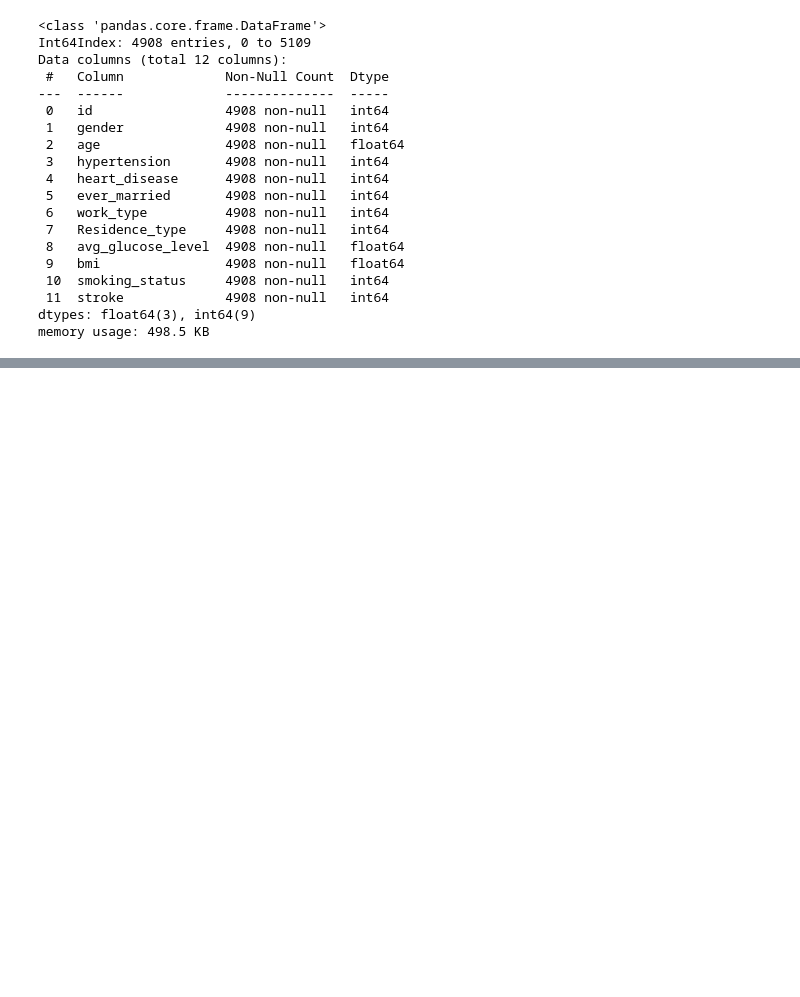
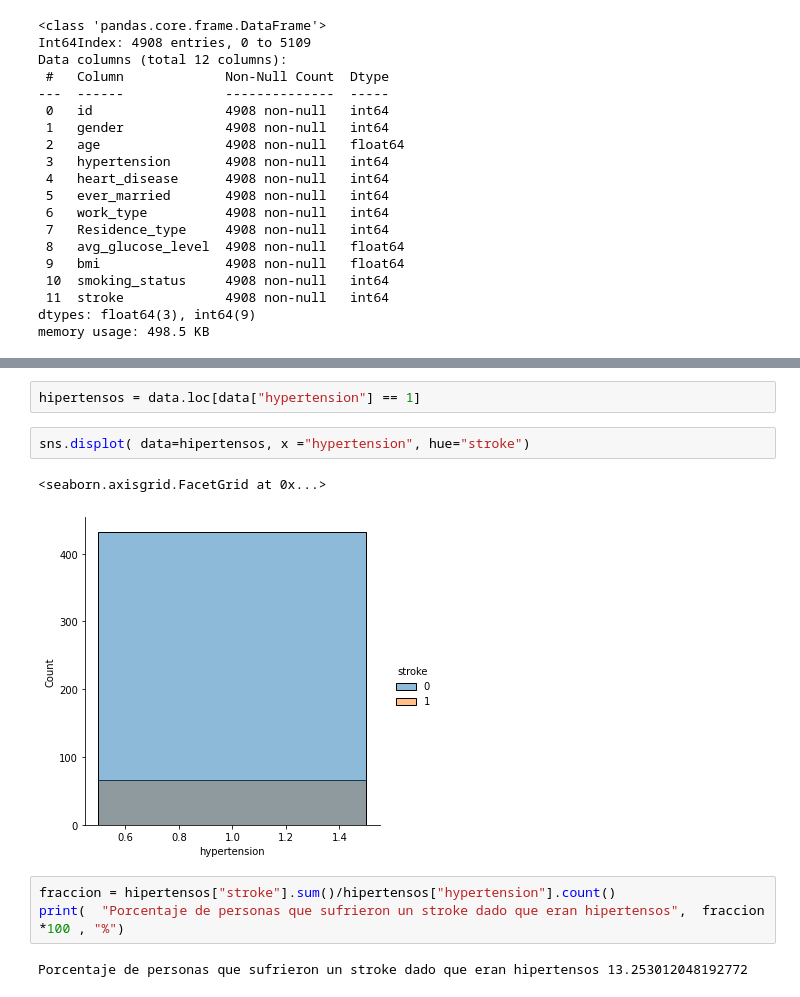
Before and after one commit to jbardalesr/macrodata-projects, a Jupyter notebook: Laboratorio2/Consultas.ipynb, the cells around one changed output, grey strips where cells are left out. Saved outputs shown, nothing was run; the diff lists cells and outputs as text; blank space fills up the shorter version.

```diff
--- a/Laboratorio2/Consultas.ipynb
+++ b/Laboratorio2/Consultas.ipynb
@@ -172,0 +160,12 @@ data.duplicated().sum()
+# %%
+hipertensos = data.loc[data["hypertension"] == 1]
+# %%
+sns.displot( data=hipertensos, x ="hypertension", hue="stroke")
+# %% [output]
+<seaborn.axisgrid.FacetGrid at 0x...>
+[figure, added]
+# %%
+fraccion = hipertensos["stroke"].sum()/hipertensos["hypertension"].count()
+print(  "Porcentaje de personas que sufrieron un stroke dado que eran hipertensos",  fraccion *100 , "%")
+# %% [output]
+Porcentaje de personas que sufrieron un stroke dado que eran hipertensos 13.253012048192772
```
Also changed, not shown: parts of 25 cells of this notebook, 1 other file.
